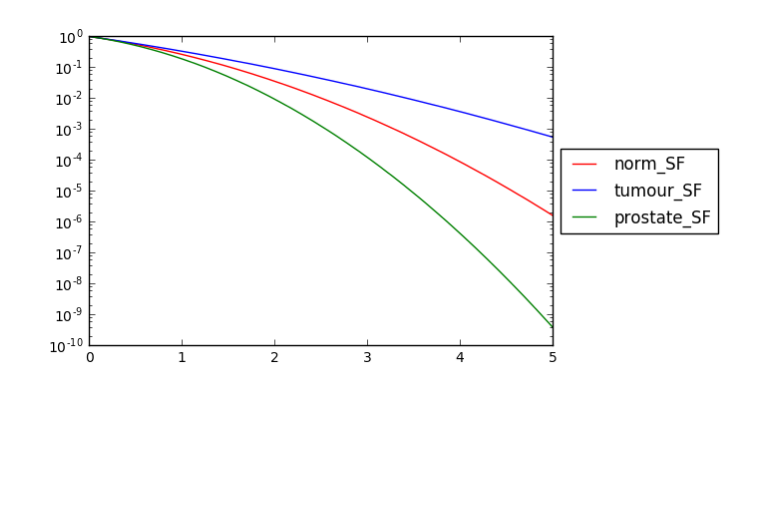
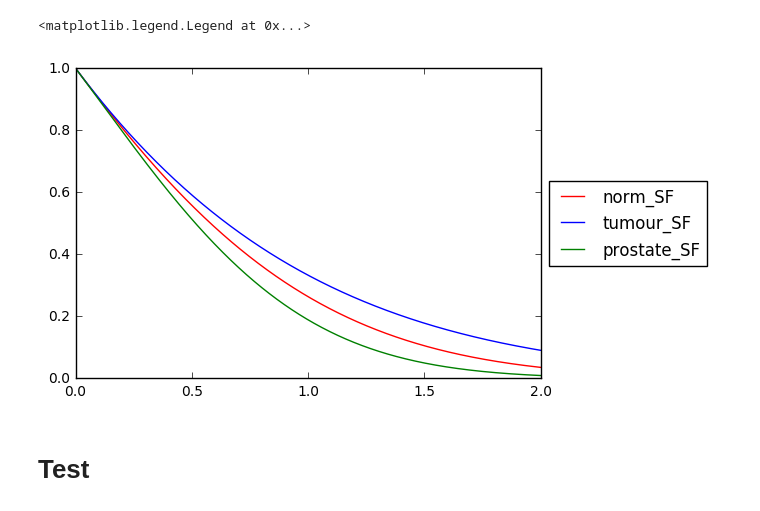
Before and after one commit to robmarkcole/Useful-python-for-medical-physics, a Jupyter notebook: Experiments in ipython notebooks/Python general/Radiobiology model.ipynb, the cells around one changed output. Cells and saved outputs as stored; diff of their text form; code cells hidden in the pictures; blank space fills up the shorter version.

```diff
--- a/Experiments in ipython notebooks/Python general/Radiobiology model.ipynb
+++ b/Experiments in ipython notebooks/Python general/Radiobiology model.ipynb
@@ -13,20 +15,23 @@ survival(AB, doseGy)
 # %%
-maxdose = 5
+maxdose = 2
 doseGy = np.linspace(0, maxdose, 1000)
 
 # set alpha to 1 and use alpha/beta ratio
 prostateAB = 1.5
 normAB = 3
 tumourAB = 10
 
 plt.plot(doseGy, survival(normAB, doseGy), color='r', label='norm_SF')  #doseGy,
 plt.plot(doseGy, survival(tumourAB, doseGy), color='b', label='tumour_SF')
 plt.plot(doseGy, survival(prostateAB, doseGy), color='g', label='prostate_SF')
 plt.legend(loc='center left', bbox_to_anchor=(1, 0.5))
-plt.yscale('log')
+#plt.yscale('log')
 # %% [output]
+<matplotlib.legend.Legend at 0x...>
-[figure, old version]
+[figure, new version]
 # %%
 presctiption = 40.0
 fractions = 15.0
 dose_per_fraction = presctiption/fractions
+# %% [markdown]
+# Test
```
Also changed, not shown: parts of 3 cells of this notebook.
